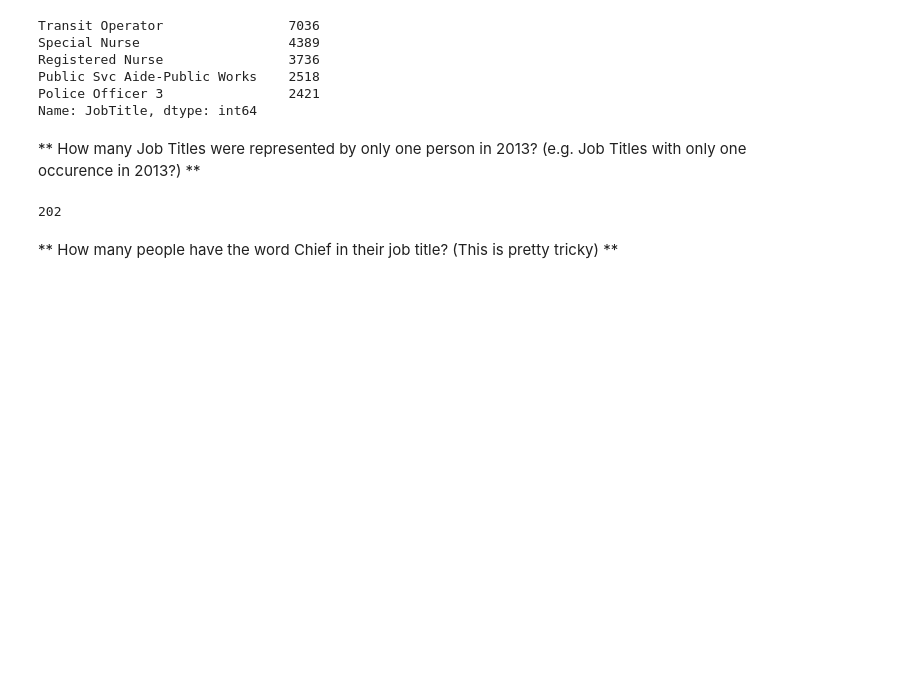
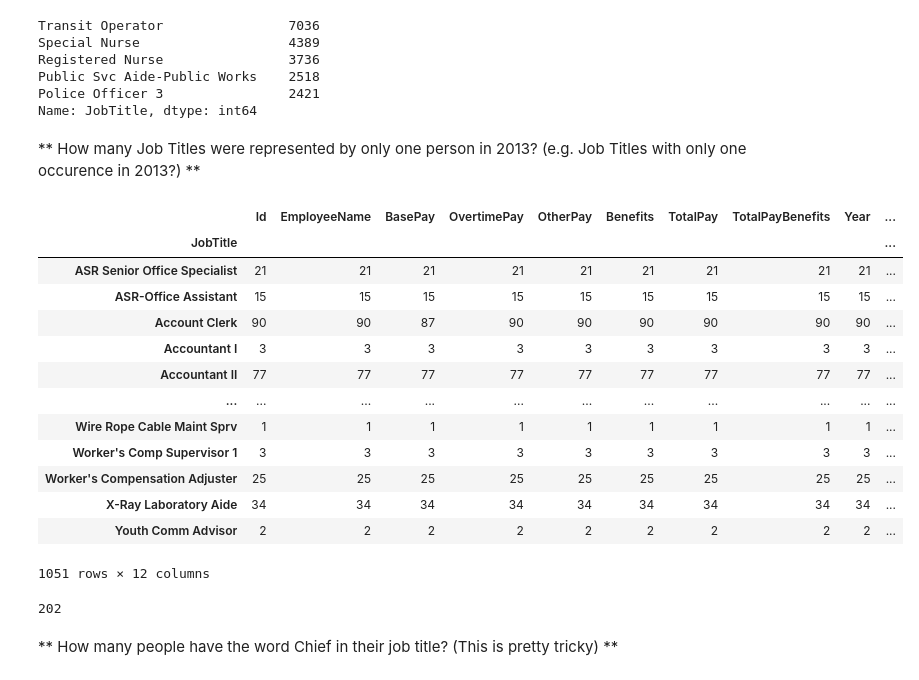
Before and after one commit to chaithrakc/DataScience-Bootcamp, a Jupyter notebook: S06Pandas/E01SFSalariesExercise.ipynb, the cells around one changed output. Drawn from its saved outputs; the diff is of its cells as text; code cells hidden in the pictures; blank space fills up the shorter version.

```diff
--- a/S06Pandas/E01SFSalariesExercise.ipynb
+++ b/S06Pandas/E01SFSalariesExercise.ipynb
@@ -17,7 +22,7 @@ import pandas as pd
 # %% [markdown]
 ** Read Salaries.csv as a dataframe called sal.**
 # %%
-sal = pd.read_csv('Salaries.csv')
+sal = pd.read_csv('Salaries.csv', na_values='Not Provided')
 # %% [markdown]
 ** Check the head of the DataFrame. **
 # %%
@@ -147,6 +198,25 @@ Police Officer 3                2421
 Name: JobTitle, dtype: int64
 # %% [markdown]
 ** How many Job Titles were represented by only one person in 2013? (e.g. Job Titles with only one occurence in 2013?) **
+# %%
+year2013 = sal[sal['Year']==2013]
+# %%
+year2013.groupby('JobTitle').count()
+# %% [output]
+|  | Id | EmployeeName | BasePay | OvertimePay | OtherPay | Benefits | TotalPay | TotalPayBenefits | Year | ... |
+| JobTitle |  |  |  |  |  |  |  |  |  | ... |
+| ASR Senior Office Specialist | 21 | 21 | 21 | 21 | 21 | 21 | 21 | 21 | 21 | ... |
+| ASR-Office Assistant | 15 | 15 | 15 | 15 | 15 | 15 | 15 | 15 | 15 | ... |
+| Account Clerk | 90 | 90 | 87 | 90 | 90 | 90 | 90 | 90 | 90 | ... |
+| Accountant I | 3 | 3 | 3 | 3 | 3 | 3 | 3 | 3 | 3 | ... |
+| Accountant II | 77 | 77 | 77 | 77 | 77 | 77 | 77 | 77 | 77 | ... |
+| ... | ... | ... | ... | ... | ... | ... | ... | ... | ... | ... |
+| Wire Rope Cable Maint Sprv | 1 | 1 | 1 | 1 | 1 | 1 | 1 | 1 | 1 | ... |
+| Worker's Comp Supervisor 1 | 3 | 3 | 3 | 3 | 3 | 3 | 3 | 3 | 3 | ... |
+| Worker's Compensation Adjuster | 25 | 25 | 25 | 25 | 25 | 25 | 25 | 25 | 25 | ... |
+| X-Ray Laboratory Aide | 34 | 34 | 34 | 34 | 34 | 34 | 34 | 34 | 34 | ... |
+| Youth Comm Advisor | 2 | 2 | 2 | 2 | 2 | 2 | 2 | 2 | 2 | ... |
+1051 rows × 12 columns
 # %%
 # %% [output]
 202
```
Also changed, not shown: parts of 15 cells of this notebook, 4 other files.
